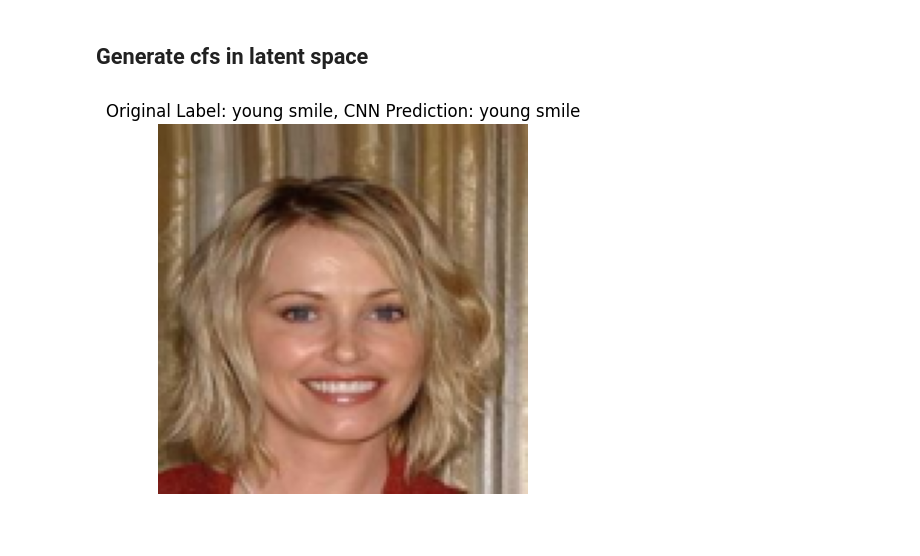
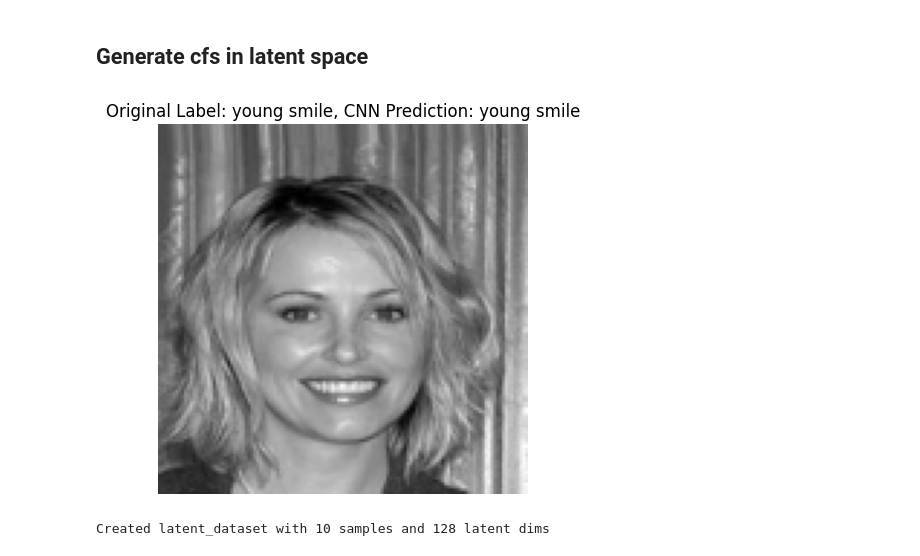
Before and after one commit to MBernart/counterfactuals, a Jupyter notebook: experiments/celebA.ipynb, the cells around one changed output. Saved outputs shown, nothing was run; the diff lists cells and outputs as text; code cells hidden in the pictures.

Commit message:
celeb A vgg

```diff
--- a/experiments/celebA.ipynb
+++ b/experiments/celebA.ipynb
@@ -26,5 +26,5 @@ Path to dataset files: C:\Users\user\.cache\kagglehub\datasets\jessicali9530\cel
 # %%
-root = r"C:\Users\user\.cache\kagglehub\datasets\jessicali9530\celeba-dataset\versions\2"
+root = path
 img_dir = root + "/img_align_celeba/img_align_celeba"
 attr_path = os.path.join(root, "list_attr_celeba.csv")
 
@@ -45,11 +45,13 @@ df = df.iloc[:11000]
 
 train_df, test_df = train_test_split(df, test_size=1000, shuffle=True, random_state=42)
 
+train_df, val_df = train_test_split(train_df, test_size=0.1, shuffle=True, random_state=42)
 
 transform = T.Compose([
     T.Resize((128, 128)),
+    T.Grayscale(num_output_channels=1),
     T.ToTensor(),
-    T.Normalize(mean=[0.5]*3, std=[0.5]*3)
+    T.Normalize(mean=[0.5], std=[0.5])
 ])
 
 class Celeb4ClassDataset(Dataset):
@@ -71,7 +73,9 @@ class Celeb4ClassDataset(Dataset):
         return img, label
 
 train_ds = Celeb4ClassDataset(train_df, img_dir, transform)
+val_ds = Celeb4ClassDataset(val_df, img_dir, transform)
 test_ds = Celeb4ClassDataset(test_df, img_dir, transform)
 
 train_dl = DataLoader(train_ds, batch_size=32, shuffle=True)
+val_dl = DataLoader(val_ds, batch_size=32, shuffle=False)
 test_dl = DataLoader(test_ds, batch_size=32, shuffle=False)
@@ -294,42 +721,46 @@ class BatchedLatentWrapper(ExplainerModel):
 # %%
 iter_test = iter(test_dl)
 images, labels = next(iter_test)
 instance_to_explain = images[0:1].to(device)
 original_label = labels[0].item()
 
-class_map = {
-    0: "old no smile",
-    1: "old smile",
-    2: "young no smile",
-    3: "young smile"
-}
-
 # Show original image
-img = instance_to_explain.cpu().squeeze().permute(1, 2, 0).numpy()
+img = instance_to_explain.cpu().squeeze().numpy()
 img = (img * 0.5) + 0.5
-plt.imshow(img)
+plt.imshow(img, cmap='gray')
 plt.title(f'Original Label: {class_map[original_label]}, CNN Prediction: {class_map[torch.argmax(cnn(instance_to_explain), dim=1).item()]}')
 plt.axis('off')
 plt.show()
 # %% [output]
-[figure, old version]
+[figure, new version]
 # %%
-latent_instance = autoencoder.encoder(instance_to_explain)
-latent_instance_np = latent_instance.cpu().detach().numpy()
+# encode first 10 test images into latent space and build latent_dataset
+n_samples = 10
 
-feature_names = [f'l{i}' for i in range(16)]
+batch = next(iter(test_dl))
+images_batch, labels_batch = batch
+imgs = images_batch[:n_samples].to(device)
+targets = labels_batch[:n_samples].cpu().tolist()
 
-if latent_instance_np.ndim == 1:
-    data_df = pd.DataFrame(latent_instance_np.reshape(1, -1), columns=feature_names)
-else:
-    data_df = pd.DataFrame(latent_instance_np, columns=feature_names)
+with torch.no_grad():
+    latent_tensors = autoencoder.encoder(imgs)
+
+latent_instance_np = latent_tensors.cpu().detach().numpy()
+latent_dim_actual = latent_instance_np.shape[1]
+feature_names = [f'l{i}' for i in range(latent_dim_actual)]
+
+data_df = pd.DataFrame(latent_instance_np, columns=feature_names)
 
 latent_dataset = Dataset(
     df=data_df,
-    target=[original_label],
+    target=targets,
     features=feature_names,
     categorical_features=[],
     continuous_features=feature_names,
     immutable_features=[],
     allowable_ranges={}
 )
+
+print(f"Created latent_dataset with {len(data_df)} samples and {latent_dim_actual} latent dims")
+# %% [output]
+Created latent_dataset with 10 samples and 128 latent dims
```
Also changed, not shown: parts of 17 cells of this notebook, 4 other files.
